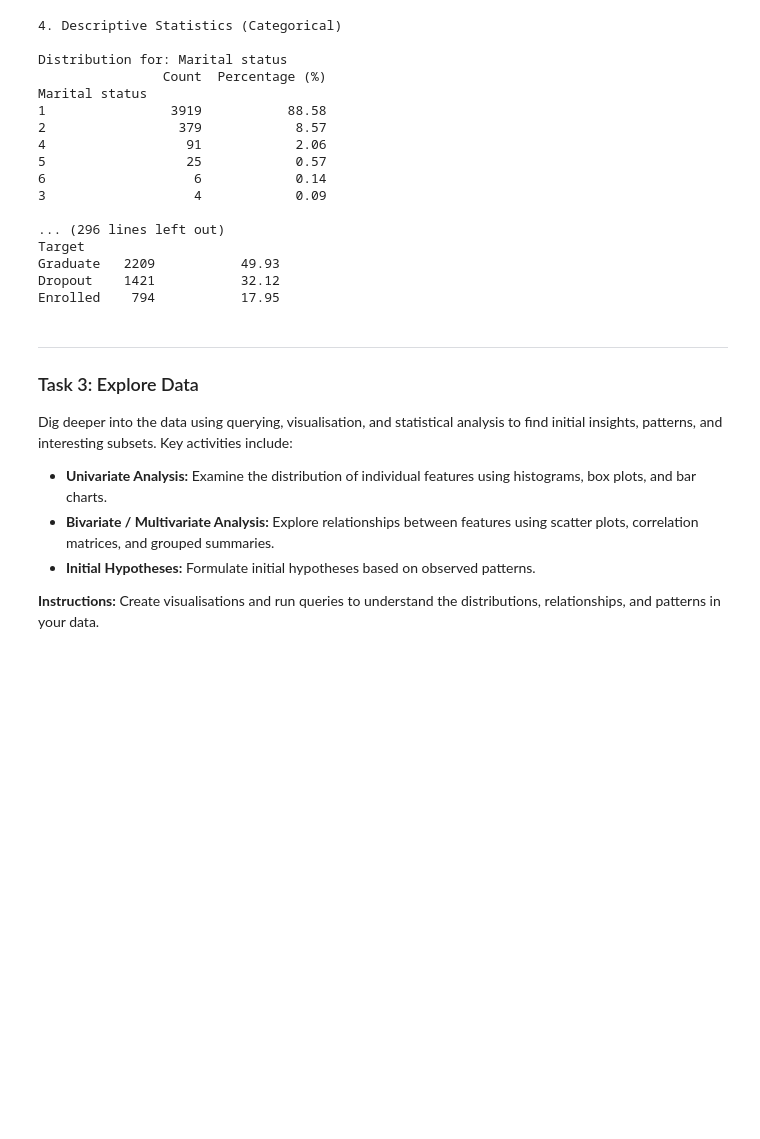
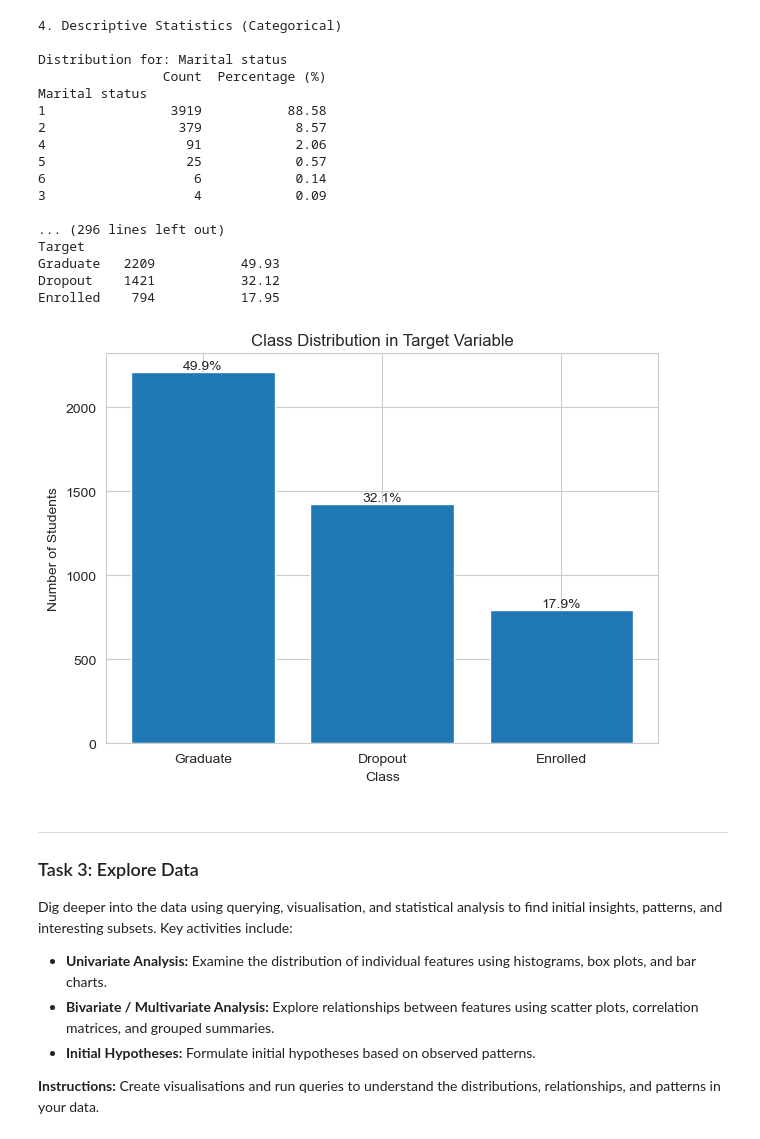
Before and after one commit to jexie-8/Data-Science-Project, a Jupyter notebook: notebooks/Phase_2_Data_Understanding.ipynb, the cells around one changed output. Cells and saved outputs as stored; diff of their text form; code cells hidden in the pictures; blank space fills up the shorter version.

```diff
--- a/notebooks/Phase_2_Data_Understanding.ipynb
+++ b/notebooks/Phase_2_Data_Understanding.ipynb
@@ -202,6 +202,26 @@ Target
 Graduate   2209           49.93
 Dropout    1421           32.12
 Enrolled    794           17.95
+# %%
+
+class_counts = df['Target'].value_counts()
+total = len(df)
+
+plt.figure()
+bars = plt.bar(class_counts.index, class_counts.values)
+
+# Add percentage labels
+for i, v in enumerate(class_counts.values):
+    plt.text(i, v, f"{(v/total)*100:.1f}%", ha='center', va='bottom')
+
+plt.title("Class Distribution in Target Variable")
+plt.xlabel("Class")
+plt.ylabel("Number of Students")
+
+plt.tight_layout()
+plt.show()
+# %% [output]
+[figure, added]
 # %% [markdown]
 ---
 ### Task 3: Explore Data
```
Also changed, not shown: parts of 4 cells of this notebook, 36 other files.
